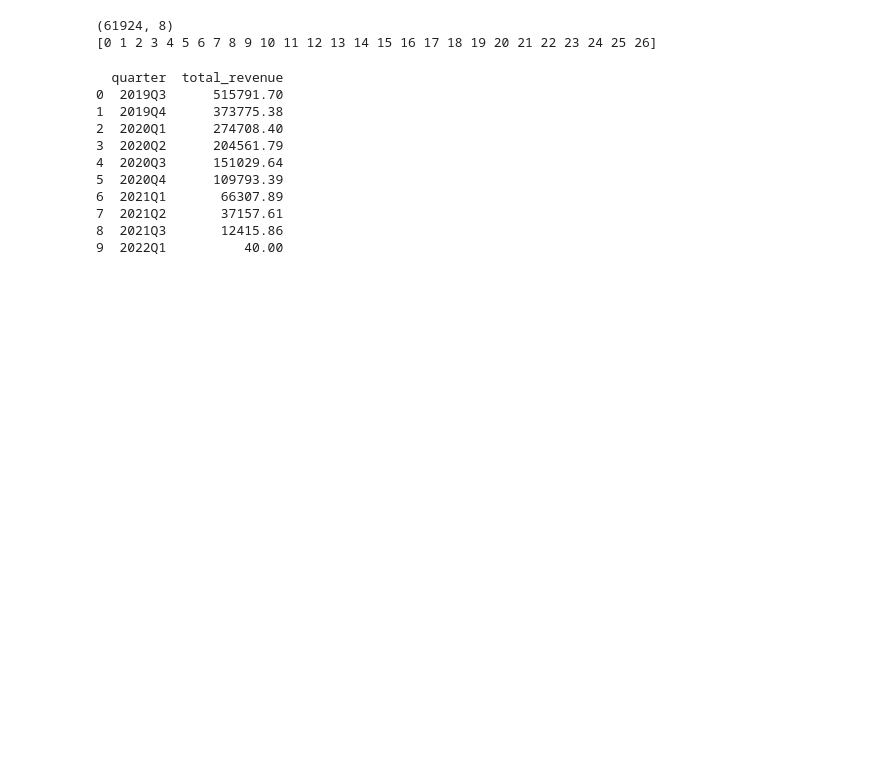
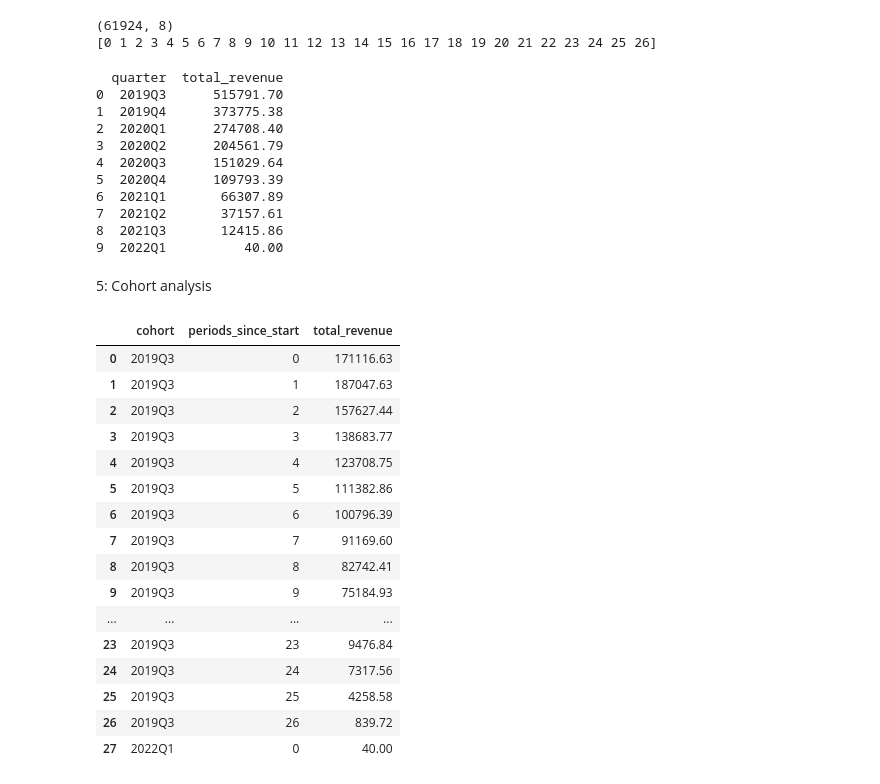
Before and after one commit to apetrovska/subscription-analysis, a Jupyter notebook: subscription_analysis_python.ipynb, the cells around one changed output. Drawn from its saved outputs; the diff is of its cells as text; code cells hidden in the pictures; blank space fills up the shorter version.

Commit message:
added cohort analysis

```diff
--- a/subscription_analysis_python.ipynb
+++ b/subscription_analysis_python.ipynb
@@ -212,3 +212,37 @@ print(quartely_revenue)
 7  2021Q2       37157.61
 8  2021Q3       12415.86
 9  2022Q1          40.00
+# %% [markdown]
+5: Cohort analysis
+# %%
+# Derfine cohort by quarter of first_event_date
+payments_df['cohort'] = payments_df['first_event_date'].dt.to_period('Q')
+
+# Calculate number of months elapsed from first payment to each subsequent payment
+payments_df['periods_since_start'] = (
+    payments_df['payment_date'].dt.to_period('M').astype(int) -
+    payments_df['first_event_date'].dt.to_period('M').astype(int)
+)
+
+# Group by cohort and periods
+cohort_revenue = payments_df.groupby(['cohort', 'periods_since_start'])['payment_amount'].sum().reset_index().rename(columns={'payment_amount': 'total_revenue'}).sort_values(['cohort','periods_since_start'])
+
+cohort_revenue.head(30)
+# %% [output]
+|  | cohort | periods_since_start | total_revenue |
+| 0 | 2019Q3 | 0 | 171116.63 |
+| 1 | 2019Q3 | 1 | 187047.63 |
+| 2 | 2019Q3 | 2 | 157627.44 |
+| 3 | 2019Q3 | 3 | 138683.77 |
+| 4 | 2019Q3 | 4 | 123708.75 |
+| 5 | 2019Q3 | 5 | 111382.86 |
+| 6 | 2019Q3 | 6 | 100796.39 |
+| 7 | 2019Q3 | 7 | 91169.60 |
+| 8 | 2019Q3 | 8 | 82742.41 |
+| 9 | 2019Q3 | 9 | 75184.93 |
+| ... | ... | ... | ... |
+| 23 | 2019Q3 | 23 | 9476.84 |
+| 24 | 2019Q3 | 24 | 7317.56 |
+| 25 | 2019Q3 | 25 | 4258.58 |
+| 26 | 2019Q3 | 26 | 839.72 |
+| 27 | 2022Q1 | 0 | 40.00 |
```
Also changed, not shown: parts of 1 cell of this notebook.
